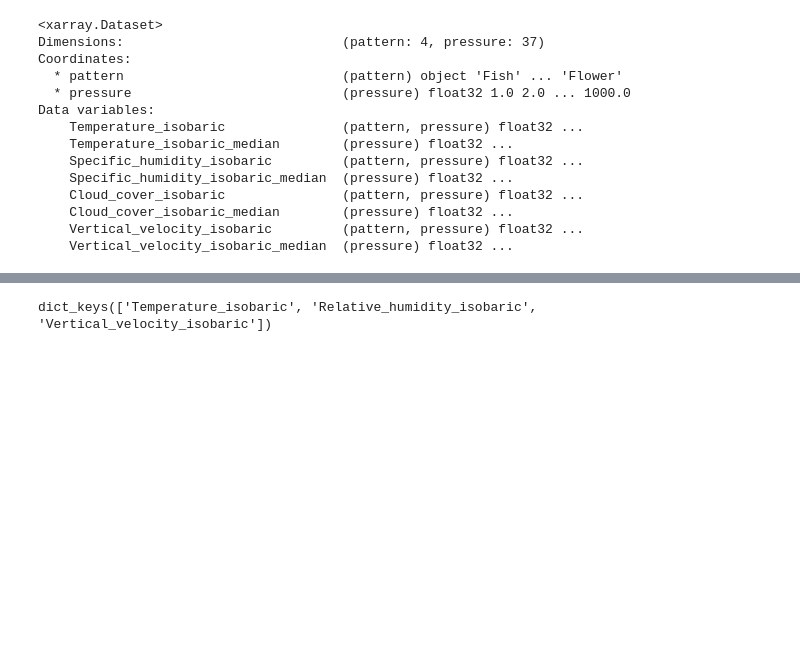
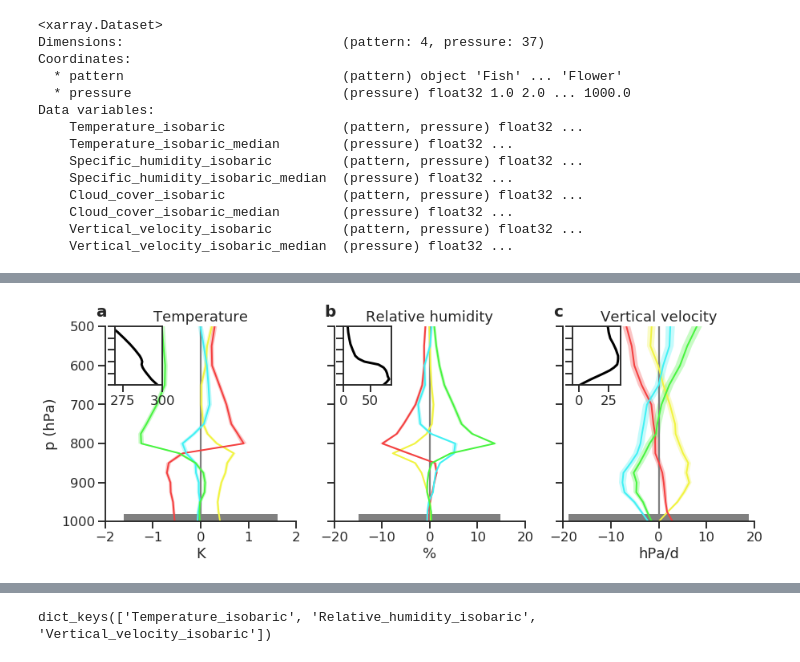
Before and after one commit to raspstephan/sugar-flower-fish-or-gravel, a Jupyter notebook: Plotting_ERAInterim_HumanLabelsProfiles.ipynb, the cells around one changed output, grey strips where cells are left out. Saved outputs shown, nothing was run; the diff lists cells and outputs as text; code cells hidden in the pictures; blank space fills up the shorter version.

```diff
--- a/Plotting_ERAInterim_HumanLabelsProfiles.ipynb
+++ b/Plotting_ERAInterim_HumanLabelsProfiles.ipynb
@@ -262,0 +289,72 @@ styles = ['-', '-', '-', '-']
+# %%
+arrs = {}
+arrs2 = {}
+in_xlim = [[270, 300], [0, 90], [-5, 35]]
+
+import matplotlib.gridspec as gridspec
+
+fig, axs1 = plt.subplots(1, 3, figsize=(13,5))
+# fig = plt.figure(figsize=(13,7))
+# gs = fig.add_gridspec(ncols=3, nrows=5)
+
+# axs1 = [fig.add_subplot(gs[:4, i]) for i in range(3)]
+# axs2 = [fig.add_subplot(gs[4, i]) for i in range(3)]
+
+for i, (ax, variable) in enumerate(zip(axs1, variables)):
+    arrs[variable] = {}; arrs2[variable] = {}
+    percs = []
+    inset = ax.inset_axes([0.05, 0.7, .25, .3])
+    absolute = np.median(np.vstack(df[variable]), 0) * factor[i]
+
+    inset.plot(absolute, height,  c='k', lw=3)
+    for j, (l, st) in enumerate(zip(classes, styles)):
+        arr = np.vstack(df[df.pattern==l][variable]) - np.median(np.vstack(df[variable]), 0)
+
+
+        #arr = np.vstack( df[df.pattern==l][variable]) - ds[f'{variable}_median'].values
+        arr *= factor[i]
+        ax.plot(np.median(arr, 0), height,  c=np.array(l2c[l]), label=l, lw=2, ls=st)
+        stderr = np.std(arr, 0) / np.sqrt(arr.shape[0])
+        ax.fill_betweenx(height, np.median(arr, 0)-stderr, np.median(arr, 0)+stderr,
+                         facecolor='none', zorder=0.1, alpha = 0.3, lw=0, color=np.array(l2c[l]))
+        percs.append((np.percentile(arr, 75, 0) - np.percentile(arr, 25, 0))[28])
+
+
+#         ax.errorbar(np.median(arr, 0)[height_idxs], height[height_idxs]+j*7-14, xerr=xerr,  c=np.array(l2c[l]), fmt='none', capsize=10)
+#         ax.errorbar(np.median(arr, 0)[height_idxs], height[height_idxs], xerr=stderr[height_idxs],  c=np.array(l2c[l]), fmt='none')
+#         ax.plot(np.percentile(arr, 25, 0), height,  c=np.array(l2c[l]), lw=1, ls='-')
+#         ax.plot(np.percentile(arr, 75, 0), height,  c=np.array(l2c[l]), lw=1, ls='-')
+#         ax.plot(np.percentile(arr, 5, 0), height,  c=np.array(l2c[l]), lw=2, ls=':')
+#         ax.plot(np.percentile(arr, 95, 0), height,  c=np.array(l2c[l]), lw=2, ls=':')
+        arrs[variable][l] = arr
+        arrs2[variable][l] = np.vstack(df[df.pattern==l][variable])
+
+#     ax2.barh(classes[::-1], percs[::-1], color=colors[::-1])
+    inset.set_ylim(1000, 500)
+    inset.set_yticks(range(500, 1100, 100))
+    inset.set_yticklabels([])
+    inset.spines['right'].set_visible(True)
+    inset.spines['top'].set_visible(True)
+
+    ax.barh([990], np.mean(percs), left=-np.mean(percs)/2, height=20, color='gray', zorder=0.2, lw=0)
+
+    ax.invert_yaxis()
+    ax.set_ylim(1000, 500)
+    ax.set_title(titles[i])
+    if variable == variables[0]:
+        ax.set_ylabel('p (hPa)')
+    else:
+        ax.set_yticklabels([])
+#         ax2.set_yticklabels([])
+    ax.text(-0.05, 1.05, abcd[i], transform = ax.transAxes, weight='bold', fontsize=20)
+    ax.set_xlabel(xlabels[i])
+    ax.axvline(0, zorder=0.1, c='gray')
+    ax.set_xlim(-xl[i], xl[i])
+    inset.set_xlim(in_xlim[i][0], in_xlim[i][1])
+
+plt.tight_layout()
+# axs1[-1].legend(loc=1, framealpha=1)
+# fig.savefig('phy2.pdf', bbox_inches='tight', transparent=True)
+fig.savefig('phy2.png', bbox_inches='tight', transparent=True, dpi=300)
+# %% [output]
+[figure, added]
```
Also changed, not shown: parts of 14 cells of this notebook, 2 other files.
